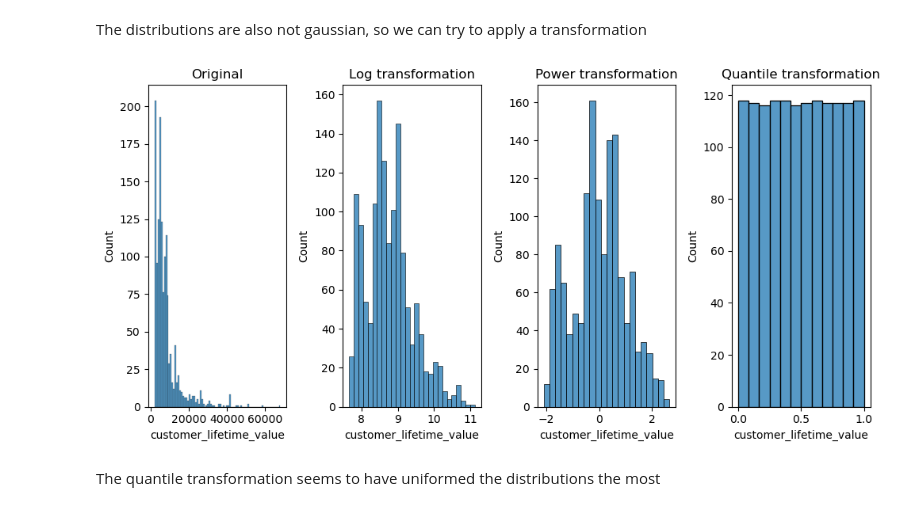
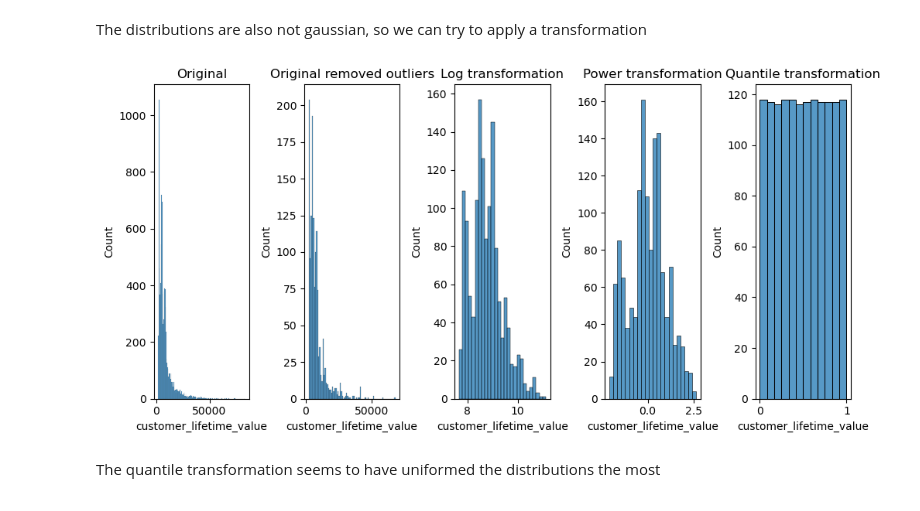
Before and after one commit to ralphmartynward/ironhack_01_lab-customer-analysis-final-round, a Jupyter notebook: solution.ipynb, the cells around one changed output. Cells and saved outputs as stored; diff of their text form; code cells hidden in the pictures.

```diff
--- a/solution.ipynb
+++ b/solution.ipynb
@@ -144,29 +144,31 @@ The distributions are also not gaussian, so we can try to apply a transformation
 # %%
 # Log transformation of the numerical columns
 lognumerical2 = numerical2.apply(np.log) # Apply the log transformation to the numerical columns
 # Power transformation of the numerical columns (Yeo-Johnson)
 from sklearn.preprocessing import PowerTransformer
 powernumerical2 = PowerTransformer(method='yeo-johnson').fit_transform(numerical2) # Apply the power transformation to the numerical columns
 # Quantile transformation of the numerical columns (Uniform)
 from sklearn.preprocessing import QuantileTransformer
 quantilenumerical2 = QuantileTransformer(output_distribution='uniform').fit_transform(numerical2) # Apply the quantile transformation to the numerical columns
 
 # Let's check and compare the new scales of the numerical columns, using "customer_lifetime_value" as an example.
-fig, ax = plt.subplots(1, 4, figsize=(10, 5))
+fig, ax = plt.subplots(1, 5, figsize=(10, 5))
 ax[0].set_title("Original")
-sns.histplot(data=numerical2, x=numerical2["customer_lifetime_value"], ax=ax[0])
-ax[1].set_title("Log transformation")
-sns.histplot(data=lognumerical2, x=lognumerical2["customer_lifetime_value"], ax=ax[1])
-ax[2].set_title("Power transformation")
-sns.histplot(data=powernumerical2, x=powernumerical2[:,0], ax=ax[2])
-ax[2].set_xlabel("customer_lifetime_value")
-ax[3].set_title("Quantile transformation")
-sns.histplot(data=quantilenumerical2, x=quantilenumerical2[:,0], ax=ax[3])
+sns.histplot(data=numerical, x=numerical["customer_lifetime_value"], ax=ax[0])
+ax[1].set_title("Original removed outliers")
+sns.histplot(data=numerical2, x=numerical2["customer_lifetime_value"], ax=ax[1])
+ax[2].set_title("Log transformation")
+sns.histplot(data=lognumerical2, x=lognumerical2["customer_lifetime_value"], ax=ax[2])
+ax[3].set_title("Power transformation")
+sns.histplot(data=powernumerical2, x=powernumerical2[:,0], ax=ax[3])
 ax[3].set_xlabel("customer_lifetime_value")
+ax[4].set_title("Quantile transformation")
+sns.histplot(data=quantilenumerical2, x=quantilenumerical2[:,0], ax=ax[4])
+ax[4].set_xlabel("customer_lifetime_value")
 plt.tight_layout()
 plt.show()
 # %% [output]
-[figure, old version]
+[figure, new version]
 # %% [markdown]
 The quantile transformation seems to have uniformed the distributions the most
 # %% [markdown]
```
